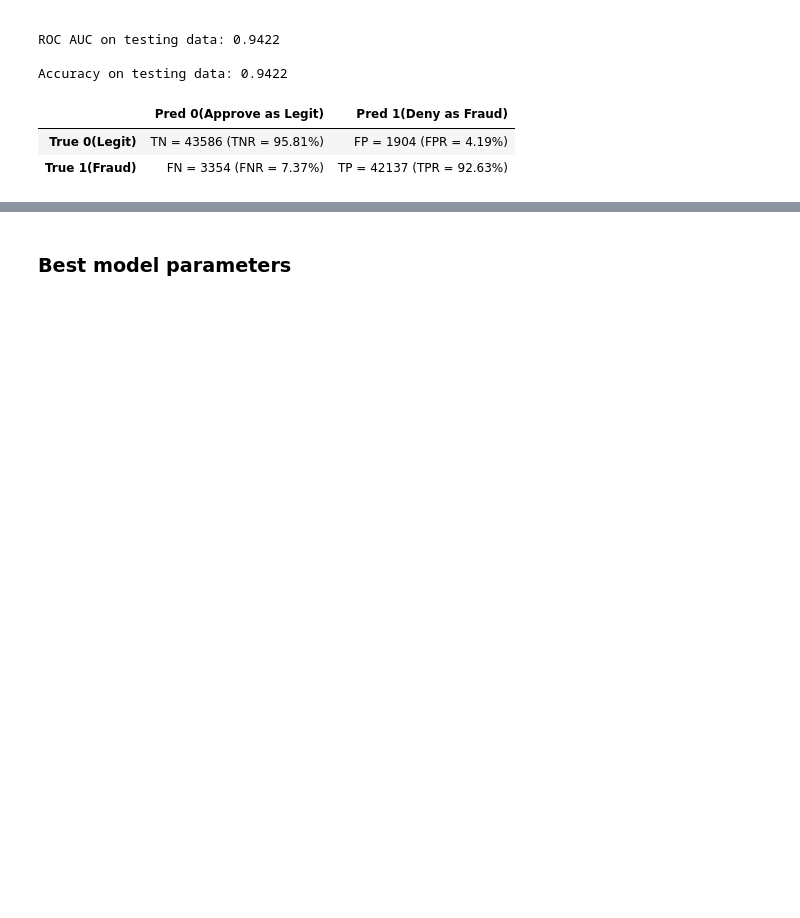
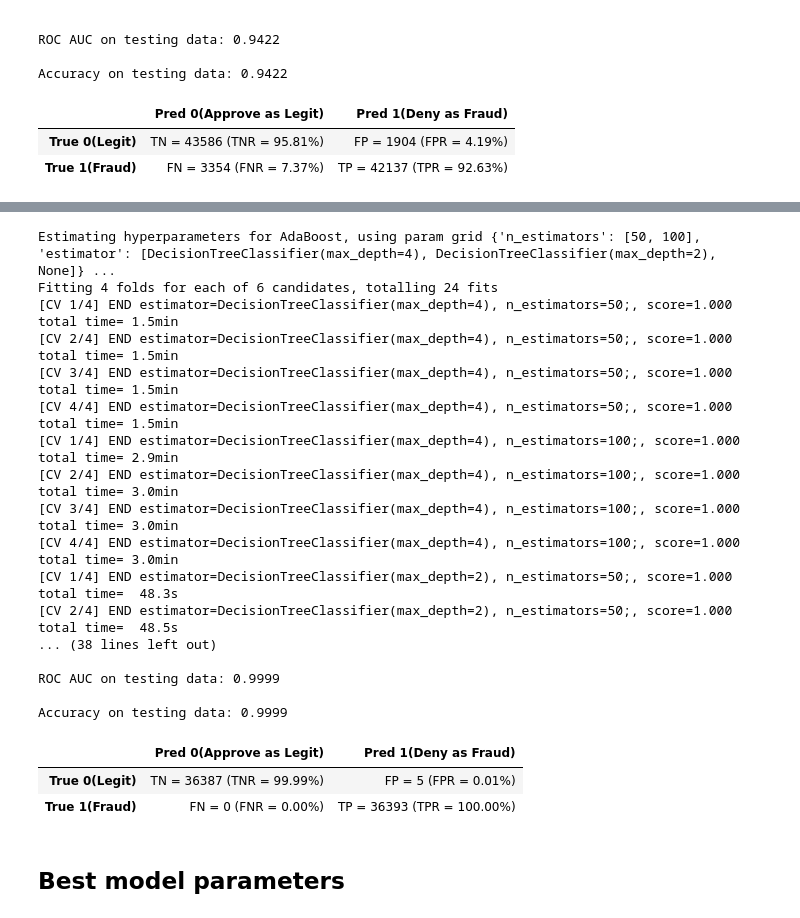
Before and after one commit to jonaserhart/ml_project, a Jupyter notebook: training.ipynb, the cells around one changed output, grey strips where cells are left out. Cells and saved outputs as stored; diff of their text form; code cells hidden in the pictures; blank space fills up the shorter version.

```diff
--- a/training.ipynb
+++ b/training.ipynb
@@ -174,8 +179,8 @@ For a classification problem like this we have a variety of models to choose fro
 from sklearn.linear_model import LogisticRegression
 from sklearn.tree import DecisionTreeClassifier
 from sklearn.ensemble import RandomForestClassifier
-from sklearn.neighbors import KNeighborsClassifier
 from sklearn.neural_network import MLPClassifier
+from sklearn.ensemble import AdaBoostClassifier
 
 # Define models
 algorithms = [
@@ -193,9 +198,11 @@ algorithms = [
         DecisionTreeClassifier(),
         {
             "criterion": ["gini"],
-            "max_depth": [5, 10, 15],
-            "min_samples_split": [2, 5, 10],
-            "class_weight": ["balanced", None, {0: 0.1, 1: 0.9}],
+            "max_depth": range(5,15,1),
+            "min_samples_split": range(2,10,2),
+            "max_features": ['sqrt', 'log2', None],
+            "splitter": ["best", "random"],
+            "class_weight": ["balanced", None, {0: 0.3, 1: 0.7}, {0: 0.1, 1: 0.9}],
         },
     ),
     (
@@ -217,6 +224,14 @@ algorithms = [
             "alpha": [0.0001, 0.001, 0.01],
         },
     ),
+    (
+        "AdaBoost",
+        AdaBoostClassifier(random_state=0),
+        {
+            "n_estimators": [50,100],
+            "estimator": [DecisionTreeClassifier(max_depth=4), DecisionTreeClassifier(max_depth=2), None]
+        }
+    )
 ]
 # %% [markdown]
 ### The training algorithm
@@ -277,6 +292,7 @@ log_reg = algorithms[0]
 des_tree = algorithms[1]
 rand_for = algorithms[2]
 mlp = algorithms[3]
+ada = algorithms[4]
 
 X_train, X_test, y_train, y_test = train_test_split(X_balanced, y_balanced, test_size=0.2,
                                                     random_state=1, stratify=y_balanced)
@@ -502,0 +506,24 @@ plot_specificity_sensitivity(model_names, cms)
+# %%
+ada_n, ada_m, ada_p_g = ada
+ada_acc, ada_roc, ada_cm = train_model(ada_n, ada_m, ada_p_g, X_train, y_train, X_test, y_test)
+# %% [output]
+Estimating hyperparameters for AdaBoost, using param grid {'n_estimators': [50, 100], 'estimator': [DecisionTreeClassifier(max_depth=4), DecisionTreeClassifier(max_depth=2), None]} ...
+Fitting 4 folds for each of 6 candidates, totalling 24 fits
+[CV 1/4] END estimator=DecisionTreeClassifier(max_depth=4), n_estimators=50;, score=1.000 total time= 1.5min
+[CV 2/4] END estimator=DecisionTreeClassifier(max_depth=4), n_estimators=50;, score=1.000 total time= 1.5min
+[CV 3/4] END estimator=DecisionTreeClassifier(max_depth=4), n_estimators=50;, score=1.000 total time= 1.5min
+[CV 4/4] END estimator=DecisionTreeClassifier(max_depth=4), n_estimators=50;, score=1.000 total time= 1.5min
+[CV 1/4] END estimator=DecisionTreeClassifier(max_depth=4), n_estimators=100;, score=1.000 total time= 2.9min
+[CV 2/4] END estimator=DecisionTreeClassifier(max_depth=4), n_estimators=100;, score=1.000 total time= 3.0min
+[CV 3/4] END estimator=DecisionTreeClassifier(max_depth=4), n_estimators=100;, score=1.000 total time= 3.0min
+[CV 4/4] END estimator=DecisionTreeClassifier(max_depth=4), n_estimators=100;, score=1.000 total time= 3.0min
+[CV 1/4] END estimator=DecisionTreeClassifier(max_depth=2), n_estimators=50;, score=1.000 total time=  48.3s
+[CV 2/4] END estimator=DecisionTreeClassifier(max_depth=2), n_estimators=50;, score=1.000 total time=  48.5s
+... (38 lines left out)
+
+ROC AUC on testing data: 0.9999
+
+Accuracy on testing data: 0.9999
+|  | Pred 0(Approve as Legit) | Pred 1(Deny as Fraud) |
+| True 0(Legit) | TN = 36387 (TNR = 99.99%) | FP = 5 (FPR = 0.01%) |
+| True 1(Fraud) | FN = 0 (FNR = 0.00%) | TP = 36393 (TPR = 100.00%) |
@@ -503,5 +532,5 @@ plot_specificity_sensitivity(model_names, cms)
 # %% [markdown]
-### Best model parameters
+## Best model parameters
 # %%
 # best parameters for logistic regression
 log_reg_best_params = {'C': 0.1, 'class_weight': {0: 0.1, 1: 0.9}, 'dual': False, 'fit_intercept': True, 'intercept_scaling': 1, 'l1_ratio': None, 'max_iter': 100, 'multi_class': 'auto', 'n_jobs': None, 'penalty': 'l2', 'random_state': None, 'solver': 'lbfgs', 'tol': 0.0001, 'verbose': 0, 'warm_start': False}
```
Also changed, not shown: parts of 13 cells of this notebook.
